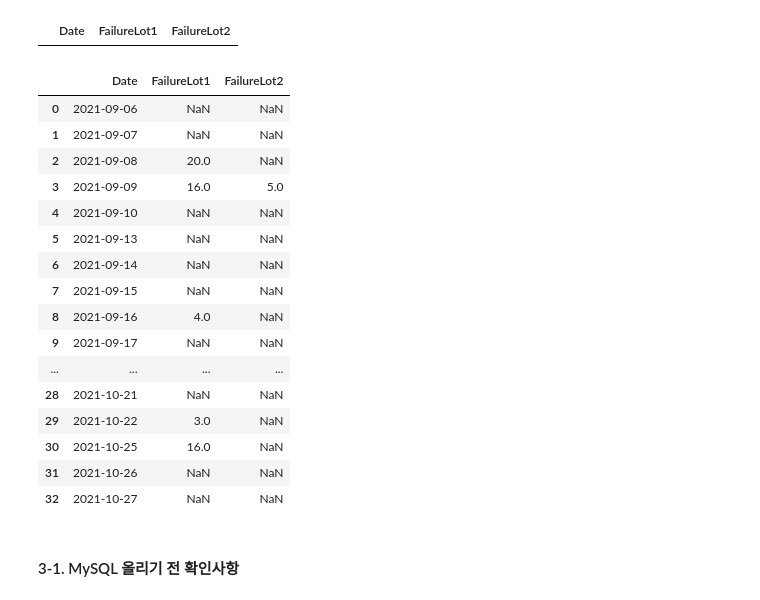
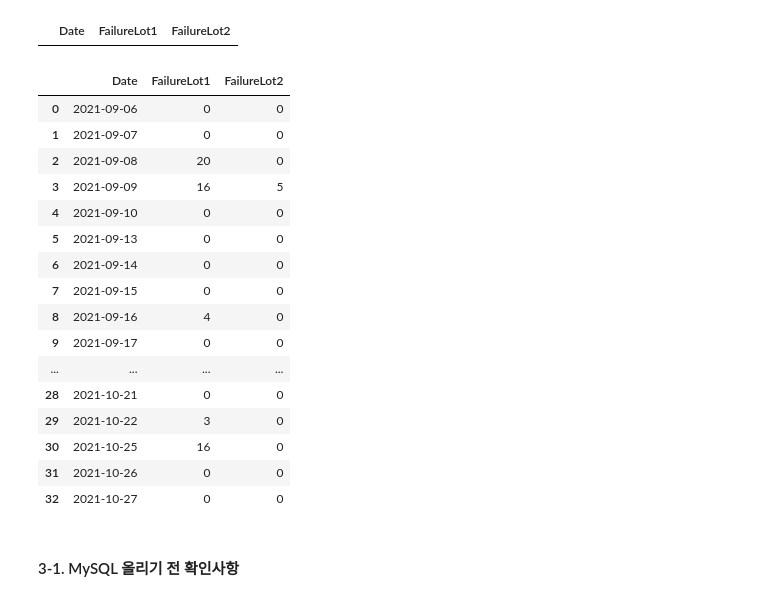
Before and after one commit to och5351/Bigdata_busan, a Jupyter notebook: hng/SQL_input.ipynb, the cells around one changed output. Cells and saved outputs as stored; diff of their text form; code cells hidden in the pictures.

```diff
--- a/hng/SQL_input.ipynb
+++ b/hng/SQL_input.ipynb
@@ -79,38 +53,38 @@ var_df
 |  | Index | Date | Time | Lot | pH | Temp | Voltage |
 # %%
 for file in varfilelist:
-    # 3-2. csv의 데이터들을 dataframe으로 불러오기
+    # 2-2. csv의 데이터들을 dataframe으로 불러오기
     df = pd.read_csv(var_path + file)
 
-    # 3-3. Date 컬럼 생성
+    # 2-3. Date 컬럼 생성
     date = file.split('-')[-1].replace('.','-')
-    date = date.removesuffix('-' + date.split('-')[-1])
+    date = date.removesuffix('-csv')
     df['Date'] = date
 
-    # 3-4. Time을 HH:MM:SS 형태로 조정
+    # 2-4. Time을 HH:MM:SS 형태로 조정
     adj_time = list()
     for time in df['Time']:
         tmp = time.split(':')
-        # 3-4-1. 오전·오후 문자를 제거하고 오후일 경우 +12를 해준다
+        # 2-4-1. 오전·오후 문자를 제거하고 오후일 경우 +12를 해준다
         if tmp[0].split(' ')[0] == '오후':
             tmp[0] = str(int(tmp[0].split(' ')[-1]) + 12)
         else:
             tmp[0] = tmp[0].split(' ')[-1]
-        # 3-4-2. HH:MM:SS 형태로 합쳐주고 소수점 뒷부분은 제거한다
+        # 2-4-2. HH:MM:SS 형태로 합쳐주고 소수점 뒷부분은 제거한다
         tmp = ':'.join(tmp).split('.')[0]
         adj_time.append(tmp)
-    # 3-4-3. Time 컬럼을 조정된 형태로 바꾼다
+    # 2-4-3. Time 컬럼을 조정된 형태로 바꾼다
     df['Time'] = adj_time
 
-    # 3-5. 컬럼 순서 조정
+    # 2-5. 컬럼 순서 조정
     df = df[['Index', 'Date', 'Time', 'Lot', 'pH', 'Temp', 'Voltage']]
 
-    # 3-6. 각각의 파일들에서 나온 dataframe 전부 합치기
+    # 2-6. 각각의 파일들에서 나온 dataframe 전부 합치기
     var_df = pd.concat([var_df, df], axis=0)
 
-# 3-7. 인덱스 깔끔하게 처리
-var_df.reset_index(inplace=True)
-var_df = var_df.drop(columns=['index', 'Index'])
+# 2-7. 인덱스 정리 및 사용하지 않는 Index 컬럼 제거
+var_df.reset_index(drop=True, inplace=True)
+var_df.drop(columns=['Index'], inplace=True)
 var_df
 # %% [output]
 |  | Date | Time | Lot | pH | Temp | Voltage |
@@ -286,38 +256,43 @@ err_df
 |  | Date | FailureLot1 | FailureLot2 |
 # %%
 for file in errfilelist:
-    # csv의 데이터들을 dataframe으로 불러오기
+    # 2-2. csv의 데이터들을 dataframe으로 불러오기
     df = pd.read_csv(err_path + file)
-    # 컬럼 이름 조정 필요
+    # 2-3. 컬럼 이름 조정 필요
     df.rename(columns = {'0':'Date', '1':'FailureLot1', '2':'FailureLot2'}, inplace=True)
 
-    # FailureLot1, FailureLot2 INT로 바꿔주기: 결측치가 있으므로 0으로 채워주고 바꾼다
-    # df.to_sql() 할 때 INT로 설정하면 INT로 들어가서 이 작업이 필요할지는 정확히 모르겠다
-    # df['FailureLot1'] = df['FailureLot1'].fillna(0).astype(int)
-    # df['FailureLot2'] = df['FailureLot2'].fillna(0).astype(int)
+    # 2-4. FailureLot1, FailureLot2 INT로 바꿔주기
+    # 결측치가 있으므로 0으로 채워주고 바꾼다
+    df['FailureLot1'] = df['FailureLot1'].fillna(0).astype(int)
+    df['FailureLot2'] = df['FailureLot2'].fillna(0).astype(int)
 
-    # 각각의 파일들에서 나온 dataframe 전부 합치기
+    # 2-5. 다시 결측치로 바꿔주기
+    # np.NaN을 써버리면 그 열 전체가 float로 바뀌므로 일단 주석처리
+    # df['FailureLot1'] = df['FailureLot1'].replace(0, np.NaN)
+    # df['FailureLot2'] = df['FailureLot2'].replace(0, np.NaN)
+
+    # 2-6. 각각의 파일들에서 나온 dataframe 전부 합치기
     err_df = pd.concat([err_df, df], axis=0)
 
 err_df
 # %% [output]
 |  | Date | FailureLot1 | FailureLot2 |
-| 0 | 2021-09-06 | NaN | NaN |
-| 1 | 2021-09-07 | NaN | NaN |
-| 2 | 2021-09-08 | 20.0 | NaN |
-| 3 | 2021-09-09 | 16.0 | 5.0 |
-| 4 | 2021-09-10 | NaN | NaN |
-| 5 | 2021-09-13 | NaN | NaN |
-| 6 | 2021-09-14 | NaN | NaN |
-| 7 | 2021-09-15 | NaN | NaN |
-| 8 | 2021-09-16 | 4.0 | NaN |
-| 9 | 2021-09-17 | NaN | NaN |
+| 0 | 2021-09-06 | 0 | 0 |
+| 1 | 2021-09-07 | 0 | 0 |
+| 2 | 2021-09-08 | 20 | 0 |
+| 3 | 2021-09-09 | 16 | 5 |
+| 4 | 2021-09-10 | 0 | 0 |
+| 5 | 2021-09-13 | 0 | 0 |
+| 6 | 2021-09-14 | 0 | 0 |
+| 7 | 2021-09-15 | 0 | 0 |
+| 8 | 2021-09-16 | 4 | 0 |
+| 9 | 2021-09-17 | 0 | 0 |
 | ... | ... | ... | ... |
-| 28 | 2021-10-21 | NaN | NaN |
-| 29 | 2021-10-22 | 3.0 | NaN |
-| 30 | 2021-10-25 | 16.0 | NaN |
-| 31 | 2021-10-26 | NaN | NaN |
-| 32 | 2021-10-27 | NaN | NaN |
+| 28 | 2021-10-21 | 0 | 0 |
+| 29 | 2021-10-22 | 3 | 0 |
+| 30 | 2021-10-25 | 16 | 0 |
+| 31 | 2021-10-26 | 0 | 0 |
+| 32 | 2021-10-27 | 0 | 0 |
 # %% [markdown]
 #### 3-1. MySQL 올리기 전 확인사항
 # %%
```
Also changed, not shown: parts of 53 cells of this notebook, 1 other file.
